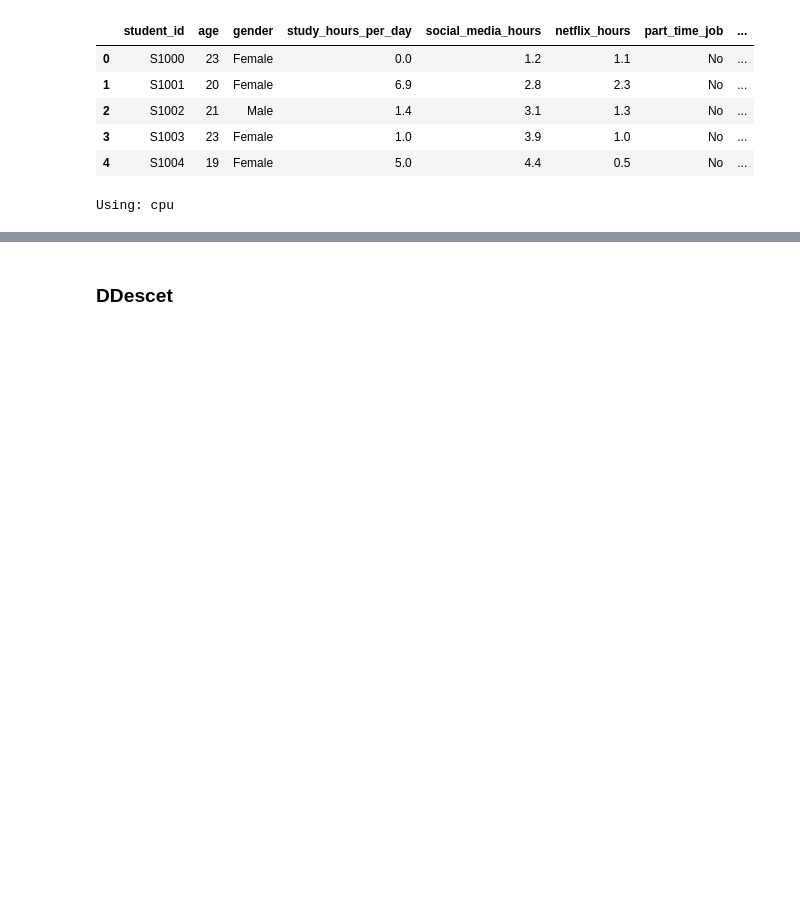
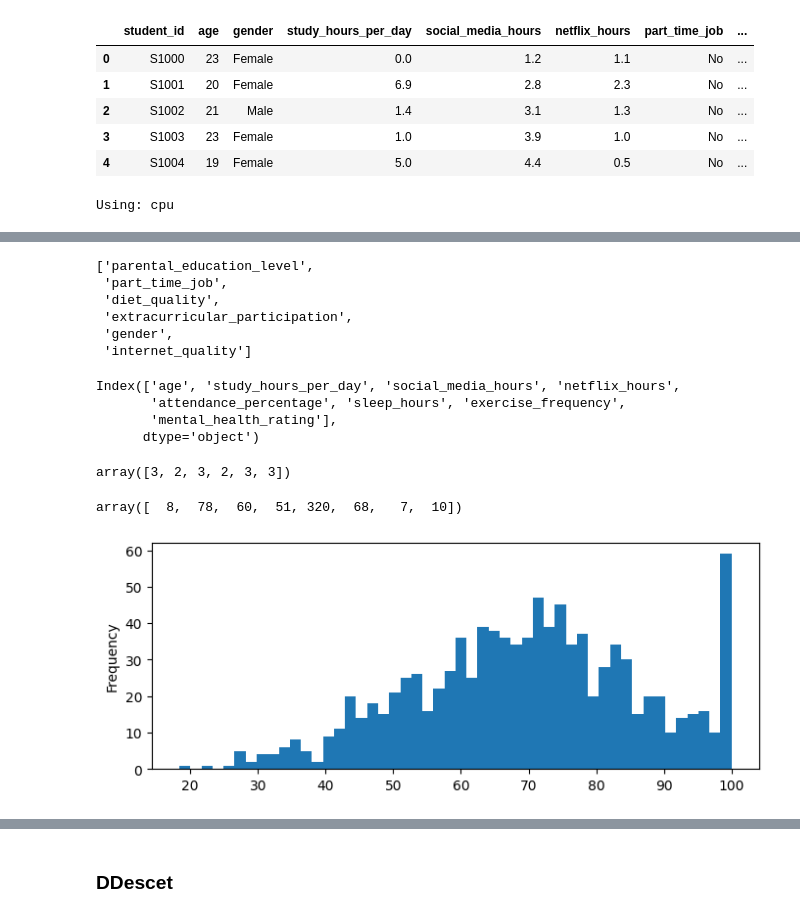
Before and after one commit to juli-ter/UDL, a Jupyter notebook: Demo_MAY.ipynb, the cells around one changed output, grey strips where cells are left out. Cells and saved outputs as stored; diff of their text form; code cells hidden in the pictures; blank space fills up the shorter version.

```diff
--- a/Demo_MAY.ipynb
+++ b/Demo_MAY.ipynb
@@ -261,0 +270,2 @@ Using: cpu
+# %%
+df = df.drop(columns=["student_id"]) #all studen ids are unique
@@ -261,0 +295,31 @@ Using: cpu
+# %%
+numerical = df_X._get_numeric_data().columns
+categorical = list(set(df_X.columns) - set(numerical))
+categorical
+# %% [output]
+['parental_education_level',
+ 'part_time_job',
+ 'diet_quality',
+ 'extracurricular_participation',
+ 'gender',
+ 'internet_quality']
+# %%
+numerical
+# %% [output]
+Index(['age', 'study_hours_per_day', 'social_media_hours', 'netflix_hours',
+       'attendance_percentage', 'sleep_hours', 'exercise_frequency',
+       'mental_health_rating'],
+      dtype='object')
+# %%
+df_X[categorical].nunique().values
+# %% [output]
+array([3, 2, 3, 2, 3, 3])
+# %%
+df_X[numerical].nunique().values
+# %% [output]
+array([  8,  78,  60,  51, 320,  68,   7,  10])
+# %%
+df['exam_score'].plot(kind='hist', figsize=(8, 3), bins=50)
+plt.show()
+# %% [output]
+[figure, added]
```
Also changed, not shown: parts of 22 cells of this notebook.
